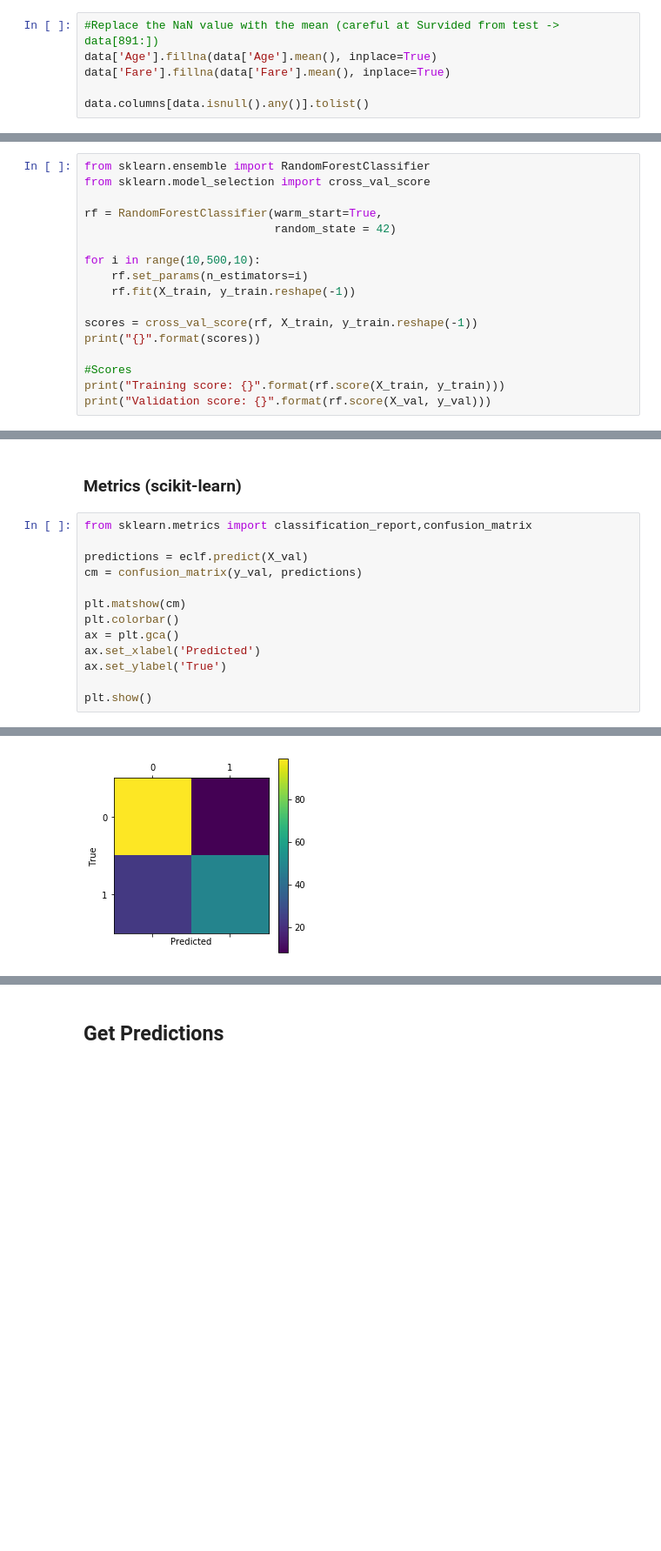
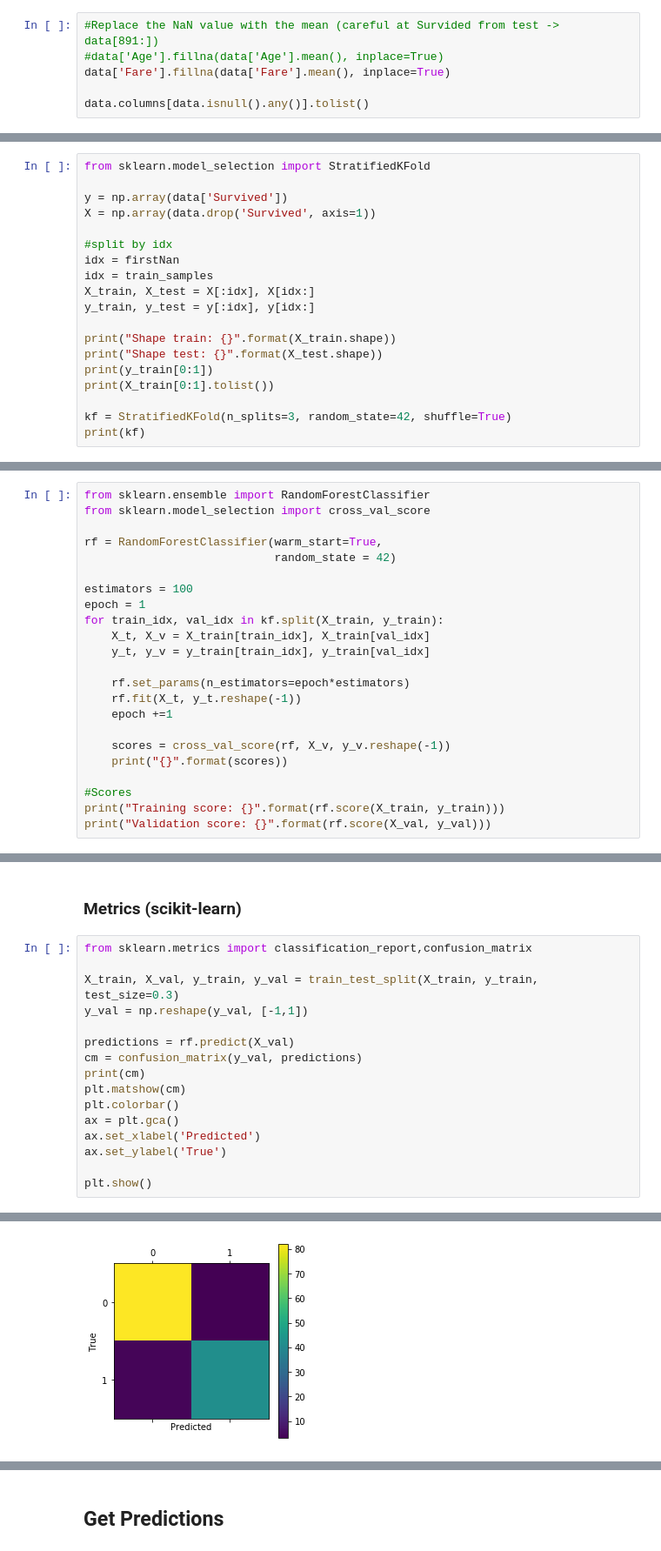
Before and after one commit to samuxiii/prototypes, a Jupyter notebook: notebooks/titanic/Titanic Survival.ipynb, the cells around one changed output, grey strips where cells are left out. Shown at 87% size. Drawn from its saved outputs; the diff is of its cells as text; blank space fills up the shorter version.

```diff
--- a/notebooks/titanic/Titanic Survival.ipynb
+++ b/notebooks/titanic/Titanic Survival.ipynb
@@ -184,7 +236,7 @@ data.columns[data.isnull().any()].tolist()
 ['Age', 'Fare', 'Survived']
 # %%
 #Replace the NaN value with the mean (careful at Survided from test -> data[891:])
-data['Age'].fillna(data['Age'].mean(), inplace=True)
+#data['Age'].fillna(data['Age'].mean(), inplace=True)
 data['Fare'].fillna(data['Fare'].mean(), inplace=True)
 
 data.columns[data.isnull().any()].tolist()
@@ -374,0 +428,19 @@ Validation score: 0.8100558659217877
+# %%
+from sklearn.model_selection import StratifiedKFold
+
+y = np.array(data['Survived'])
+X = np.array(data.drop('Survived', axis=1))
+
+#split by idx
+idx = firstNan
+idx = train_samples
+X_train, X_test = X[:idx], X[idx:]
+y_train, y_test = y[:idx], y[idx:]
+
+print("Shape train: {}".format(X_train.shape))
+print("Shape test: {}".format(X_test.shape))
+print(y_train[0:1])
+print(X_train[0:1].tolist())
+
+kf = StratifiedKFold(n_splits=3, random_state=42, shuffle=True)
+print(kf)
@@ -381,12 +459,18 @@ from sklearn.model_selection import cross_val_score
 rf = RandomForestClassifier(warm_start=True,
                             random_state = 42)
 
-for i in range(10,500,10):
-    rf.set_params(n_estimators=i)
-    rf.fit(X_train, y_train.reshape(-1))
+estimators = 100
+epoch = 1
+for train_idx, val_idx in kf.split(X_train, y_train):
+    X_t, X_v = X_train[train_idx], X_train[val_idx]
+    y_t, y_v = y_train[train_idx], y_train[val_idx]
 
-scores = cross_val_score(rf, X_train, y_train.reshape(-1))
-print("{}".format(scores))
+    rf.set_params(n_estimators=epoch*estimators)
+    rf.fit(X_t, y_t.reshape(-1))
+    epoch +=1
+
+    scores = cross_val_score(rf, X_v, y_v.reshape(-1))
+    print("{}".format(scores))
 
 #Scores
 print("Training score: {}".format(rf.score(X_train, y_train)))
@@ -428,9 +522,12 @@ Predition: 0.0
 # %%
 from sklearn.metrics import classification_report,confusion_matrix
 
-predictions = eclf.predict(X_val)
+X_train, X_val, y_train, y_val = train_test_split(X_train, y_train, test_size=0.3)
+y_val = np.reshape(y_val, [-1,1])
+
+predictions = rf.predict(X_val)
 cm = confusion_matrix(y_val, predictions)
-
+print(cm)
 plt.matshow(cm)
 plt.colorbar()
 ax = plt.gca()
@@ -442,4 +541,4 @@ plt.show()
-[figure, old version]
+[figure, new version]
 # %%
 print(classification_report(y_val, predictions))
 # %% [output]
```
Also changed, not shown: parts of 13 cells of this notebook.
